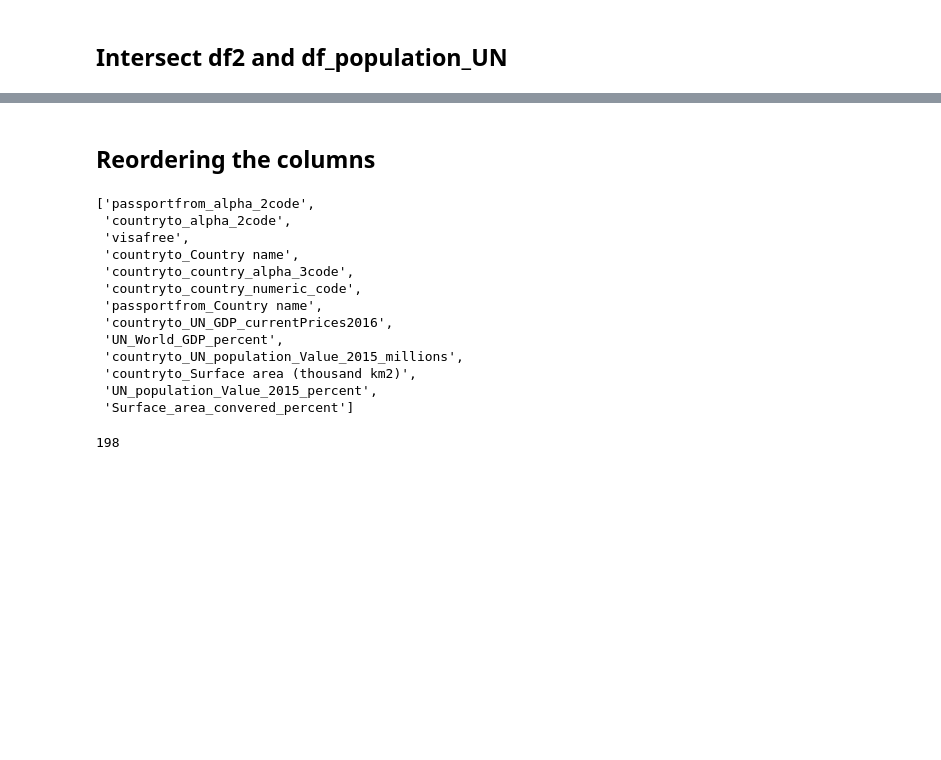
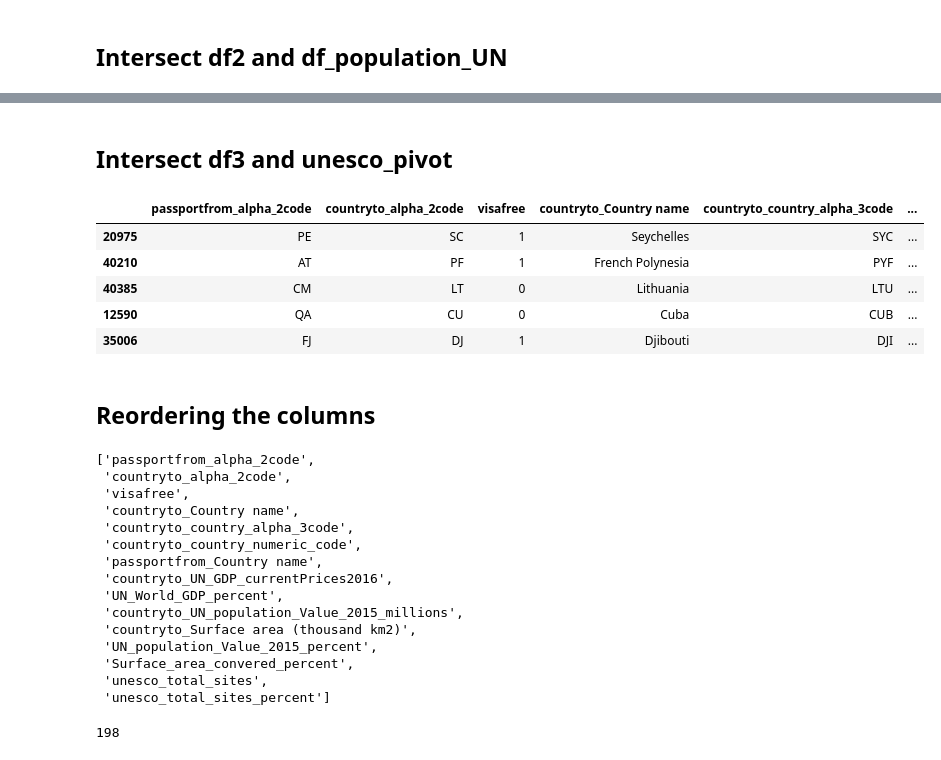
Before and after one commit to jeremielamboley/global-passport-index, a Jupyter notebook: main.ipynb, the cells around one changed output, grey strips where cells are left out. Cells and saved outputs as stored; diff of their text form; code cells hidden in the pictures; blank space fills up the shorter version.

```diff
--- a/main.ipynb
+++ b/main.ipynb
@@ -157,0 +222,8 @@ df_population_surface_UN.sample(5)
+# %%
+# Count the total of world unesco sites
+unesco_total_sites = unesco_pivot['unesco_total_sites'].sum()
+# create the % of sites located in each country
+unesco_pivot['unesco_total_sites_percent'] = (unesco_pivot['unesco_total_sites'] / unesco_total_sites)
+# %%
+# change to uppercase
+unesco_pivot['countryto_alpha_2code'] = unesco_pivot['countryto_alpha_2code'].str.upper()
@@ -247,8 +328,23 @@ df3.sample(5)
+# %% [markdown]
+## Intersect df3 and unesco_pivot
+# %%
+unesco_pivot2 = unesco_pivot.copy()
+# %%
+df4 = pd.merge(df3, unesco_pivot2, on=['countryto_alpha_2code'], how='left')
+# %%
+df4.sample(5)
+# %% [output]
+|  | passportfrom_alpha_2code | countryto_alpha_2code | visafree | countryto_Country name | countryto_country_alpha_3code | ... |
+| 20975 | PE | SC | 1 | Seychelles | SYC | ... |
+| 40210 | AT | PF | 1 | French Polynesia | PYF | ... |
+| 40385 | CM | LT | 0 | Lithuania | LTU | ... |
+| 12590 | QA | CU | 0 | Cuba | CUB | ... |
+| 35006 | FJ | DJ | 1 | Djibouti | DJI | ... |
 # %% [markdown]
 ## Reordering the columns
 # %%
-df3 = df3.reset_index(drop=True)
-cols = df3.columns.tolist()
+df4 = df4.reset_index(drop=True)
+cols = df4.columns.tolist()
 cols
 # %% [output]
 ['passportfrom_alpha_2code',
@@ -263,5 +359,7 @@ cols
  'countryto_UN_population_Value_2015_millions',
  'countryto_Surface area (thousand km2)',
  'UN_population_Value_2015_percent',
- 'Surface_area_convered_percent']
+ 'Surface_area_convered_percent',
+ 'unesco_total_sites',
+ 'unesco_total_sites_percent']
 # %%
```
Also changed, not shown: parts of 23 cells of this notebook.
